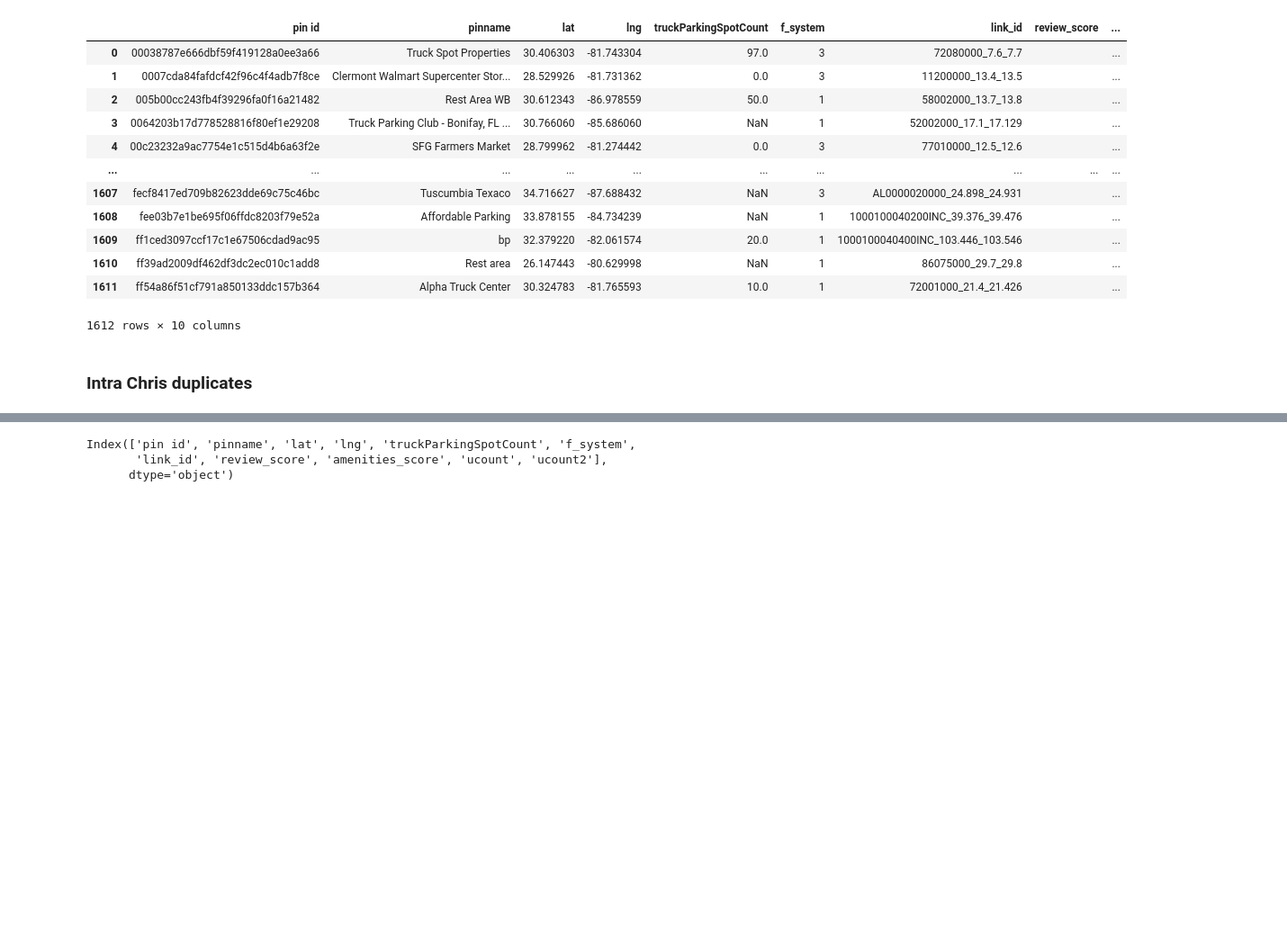
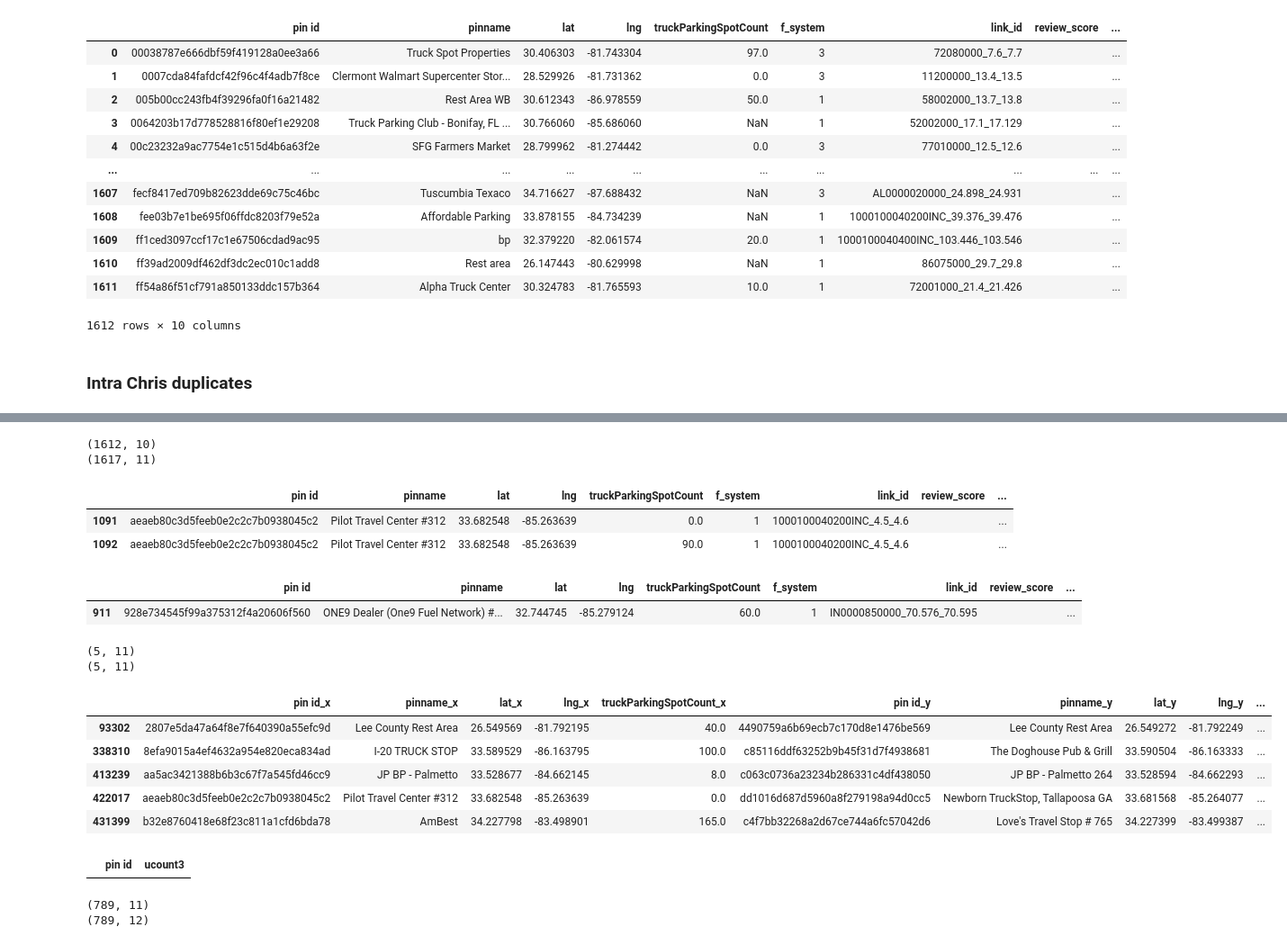
Before and after one commit to Bhavya-Budhia/TruckParking, a Jupyter notebook: model_stops.ipynb, the cells around one changed output, grey strips where cells are left out. Shown at 90% size. Saved outputs shown, nothing was run; the diff lists cells and outputs as text; code cells hidden in the pictures; blank space fills up the shorter version.

```diff
--- a/model_stops.ipynb
+++ b/model_stops.ipynb
@@ -238,10 +328,62 @@ unique_id.rename(columns={"truckParkingSpotCount": "ucount2"}, inplace=True)
 # %%
+print(stop_tab_df.shape)
 stop_tab_df = pd.merge(stop_tab_df, unique_id, on="pin id", how="left")
+print(stop_tab_df.shape)
 stop_tab_df["truckParkingSpotCount"] = np.where(stop_tab_df["ucount2"].isnull(), stop_tab_df["truckParkingSpotCount"],
                                                 stop_tab_df["ucount2"])
+# %% [output]
+(1612, 10)
+(1617, 11)
+# %%
+stop_tab_df[stop_tab_df["pin id"] == "aeaeb80c3d5feeb0e2c2c7b0938045c2"]
+# %% [output]
+|  | pin id | pinname | lat | lng | truckParkingSpotCount | f_system | link_id | review_score | ... |
+| 1091 | aeaeb80c3d5feeb0e2c2c7b0938045c2 | Pilot Travel Center #312 | 33.682548 | -85.263639 | 0.0 | 1 | 1000100040200INC_4.5_4.6 |  | ... |
+| 1092 | aeaeb80c3d5feeb0e2c2c7b0938045c2 | Pilot Travel Center #312 | 33.682548 | -85.263639 | 90.0 | 1 | 1000100040200INC_4.5_4.6 |  | ... |
+# %%
+stop_tab_df["truckParkingSpotCount"] = np.where(stop_tab_df["pin id"].isin(list_to_rm), 0,
+                                                stop_tab_df["truckParkingSpotCount"])
+# %%
+stop_tab_df["truckParkingSpotCount"] = np.where(stop_tab_df["pinname"] == "ONE9 Dealer (One9 Fuel Network) #1365", 60,
+                                                stop_tab_df["truckParkingSpotCount"])
+# %%
+stop_tab_df[stop_tab_df["pinname"] == "ONE9 Dealer (One9 Fuel Network) #1365"]
+# %% [output]
+|  | pin id | pinname | lat | lng | truckParkingSpotCount | f_system | link_id | review_score | ... |
+| 911 | 928e734545f99a375312f4a20606f560 | ONE9 Dealer (One9 Fuel Network) #... | 32.744745 | -85.279124 | 60.0 | 1 | IN0000850000_70.576_70.595 |  | ... |
 # %%
-stop_tab_df.columns
+stop_tab_df = stop_tab_df[stop_tab_df["truckParkingSpotCount"] != 0].copy()
+stop_tab_df = stop_tab_df[~stop_tab_df["truckParkingSpotCount"].isnull()]
-# %% [output]
-Index(['pin id', 'pinname', 'lat', 'lng', 'truckParkingSpotCount', 'f_system',
-       'link_id', 'review_score', 'amenities_score', 'ucount', 'ucount2'],
-      dtype='object')
+# %%
+a = stop_tab_df[['pin id', 'pinname', 'lat', 'lng', 'truckParkingSpotCount']].drop_duplicates().copy()
+a = pd.merge(a, a, how="cross")
+a['distance_miles'] = haversine_vector(a[['lat_x', 'lng_x']],
+                                       a[['lat_y', 'lng_y']],
+                                       Unit.MILES
+                                       ) * 1.16
+a["pair"] = a.apply(lambda x: tuple(sorted([x["pin id_x"], x["pin id_y"]])), axis=1)
+a = a.drop_duplicates(subset="pair", keep="first").drop(columns=["pair"])
+# %%
+a = a[a["distance_miles"] < .1].copy()
+a = a[a["pin id_x"] != a["pin id_y"]].copy()
+a.dropna(inplace=True)
+a = a[a["truckParkingSpotCount_x"] != 0].copy()
+a = a[a["truckParkingSpotCount_y"] != 0].copy()
+print(a.shape)
+# TODO: Discuss with @Sam
+list_to_rm = a[a["truckParkingSpotCount_y"] == a["truckParkingSpotCount_x"]]["pin id_y"].unique()
+a = a[a["truckParkingSpotCount_y"] != a["truckParkingSpotCount_x"]].copy()
+print(a.shape)
+a['bigger'] = np.where(a["truckParkingSpotCount_y"] > a["truckParkingSpotCount_x"], "y", "x")
+a["truckParkingSpotCount_y"] = np.where(a['bigger'] == "x", 0, a["truckParkingSpotCount_y"])
+a["truckParkingSpotCount_x"] = np.where(a['bigger'] == "y", 0, a["truckParkingSpotCount_x"])
+a
+# %% [output]
+(5, 11)
+(5, 11)
+|  | pin id_x | pinname_x | lat_x | lng_x | truckParkingSpotCount_x | pin id_y | pinname_y | lat_y | lng_y | ... |
+| 93302 | 2807e5da47a64f8e7f640390a55efc9d | Lee County Rest Area | 26.549569 | -81.792195 | 40.0 | 4490759a6b69ecb7c170d8e1476be569 | Lee County Rest Area | 26.549272 | -81.792249 | ... |
+| 338310 | 8efa9015a4ef4632a954e820eca834ad | I-20 TRUCK STOP | 33.589529 | -86.163795 | 100.0 | c85116ddf63252b9b45f31d7f4938681 | The Doghouse Pub & Grill | 33.590504 | -86.163333 | ... |
+| 413239 | aa5ac3421388b6b3c67f7a545fd46cc9 | JP BP - Palmetto | 33.528677 | -84.662145 | 8.0 | c063c0736a23234b286331c4df438050 | JP BP - Palmetto 264 | 33.528594 | -84.662293 | ... |
+| 422017 | aeaeb80c3d5feeb0e2c2c7b0938045c2 | Pilot Travel Center #312 | 33.682548 | -85.263639 | 0.0 | dd1016d687d5960a8f279198a94d0cc5 | Newborn TruckStop, Tallapoosa GA | 33.681568 | -85.264077 | ... |
+| 431399 | b32e8760418e68f23c811a1cfd6bda78 | AmBest | 34.227798 | -83.498901 | 165.0 | c4f7bb32268a2d67ce744a6fc57042d6 | Love's Travel Stop # 765 | 34.227399 | -83.499387 | ... |
@@ -247,0 +399,14 @@ Index(['pin id', 'pinname', 'lat', 'lng', 'truckParkingSpotCount', 'f_system',
+# %%
+a = unique_id.groupby(["pin id"]).agg({"ucount3": "count"}).reset_index()
+unique_id[unique_id["pin id"].isin(a[a["ucount3"] > 1]["pin id"].unique())]
+# %% [output]
+|  | pin id | ucount3 |
+# %%
+print(stop_tab_df.shape)
+stop_tab_df = pd.merge(stop_tab_df, unique_id, on="pin id", how="left")
+print(stop_tab_df.shape)
+stop_tab_df["truckParkingSpotCount"] = np.where(stop_tab_df["ucount3"].isnull(), stop_tab_df["truckParkingSpotCount"],
+                                                stop_tab_df["ucount3"])
+# %% [output]
+(789, 11)
+(789, 12)
```
Also changed, not shown: parts of 20 cells of this notebook, 1 other file.
